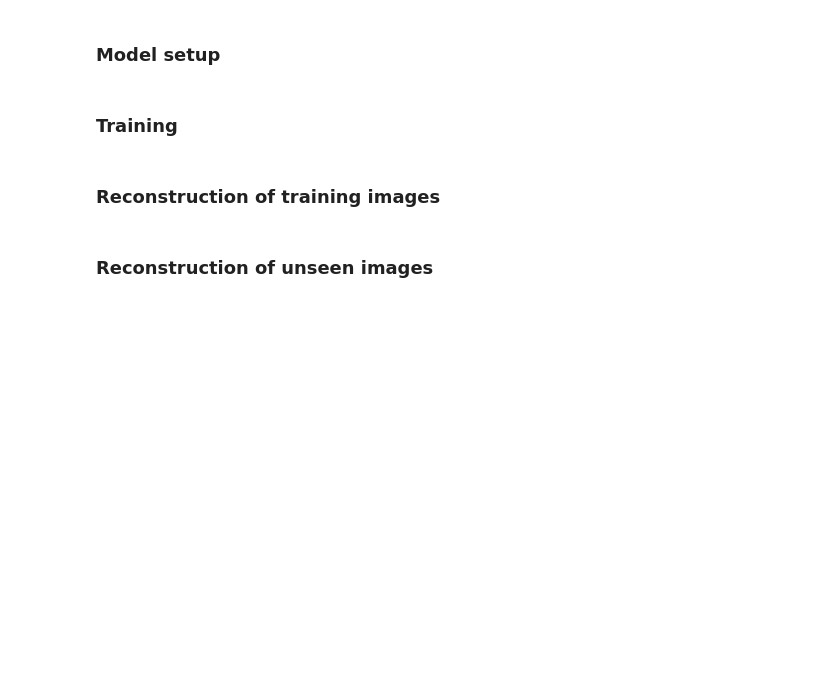
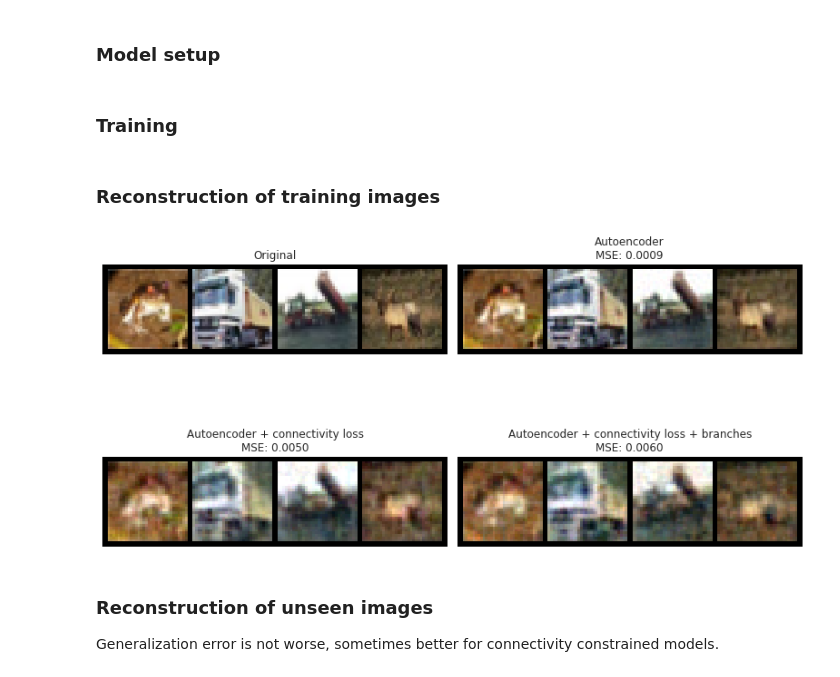
Before and after one commit to sauxpa/connectivity_loss, a Jupyter notebook: cifar_reconstruction.ipynb, the cells around one changed output. Drawn from its saved outputs; the diff is of its cells as text; code cells hidden in the pictures; blank space fills up the shorter version.

```diff
--- a/cifar_reconstruction.ipynb
+++ b/cifar_reconstruction.ipynb
@@ -62,7 +62,7 @@ model_no_penalty = Model(config_layers,
                          connectivity_penalty=0.0,
                         )
 
-model_no_penalty.train(data, n_epochs*10)
+model_no_penalty.train(data, n_epochs)
 torch.save(model_no_penalty.state_dict(), 'cifar10_no_penalty.pt')
 
 model_penalty = Model(config_layers,
@@ -94,28 +94,50 @@ torch.save(model_penalty_branches.state_dict(), 'cifar10_penalty_branches.pt')
 # model_no_penalty.load_state_dict(torch.load('cifar10_no_penalty.pt'))
 # model_penalty.load_state_dict(torch.load('cifar10_penalty.pt'))
 # model_penalty_branches.load_state_dict(torch.load('cifar10_penalty_branches.pt'))
-
-models = [model_no_penalty, model_penalty, model_penalty_branches]
 # %% [markdown]
 ### Reconstruction of training images
-# %%
-fig, axess = plt.subplots(figsize=(12, 5), nrows=3, ncols=2)
-
-for i, axes in enumerate(axess):
-    images = data[:4]
-    model = models[i]
-
-    ax = axes[0]
-    imshow(torchvision.utils.make_grid(images), ax)
-
-    ax = axes[1]
-    images_reconstructed = model.autoencoder(images.to(model.device))
-    imshow(torchvision.utils.make_grid(images_reconstructed), ax)
-
-plt.tight_layout()
-plt.show()
+# %%
+fig, axes = plt.subplots(figsize=(11, 7), nrows=2, ncols=2)
+
+images = data[:4]
+model = models[i]
+
+ax = axes[0, 0]
+imshow(torchvision.utils.make_grid(images), ax)
+ax.set_title('Original')
+ax.axis('off')
+
+ax = axes[0, 1]
+images_reconstructed = model_no_penalty.autoencoder(images.to(model.device))
+err = F.mse_loss(images, images_reconstructed).item()
+imshow(torchvision.utils.make_grid(images_reconstructed), ax)
+ax.set_title('Autoencoder\nMSE: {:.4f}'.format(err))
+ax.axis('off')
+
+ax = axes[1, 0]
+images_reconstructed = model_penalty.autoencoder(images.to(model.device))
+err = F.mse_loss(images, images_reconstructed).item()
+imshow(torchvision.utils.make_grid(images_reconstructed), ax)
+ax.set_title('Autoencoder + connectivity loss\nMSE: {:.4f}'.format(err))
+ax.axis('off')
+
+ax = axes[1, 1]
+images_reconstructed = model_penalty_branches.autoencoder(images.to(model.device))
+err = F.mse_loss(images, images_reconstructed).item()
+imshow(torchvision.utils.make_grid(images_reconstructed), ax)
+ax.set_title('Autoencoder + connectivity loss + branches\nMSE: {:.4f}'.format(err))
+ax.axis('off')
+
+plt.tight_layout()
+plt.show()
+
+fig.savefig('reconstruction_training_images.eps')
+# %% [output]
+[figure, added]
 # %% [markdown]
 ### Reconstruction of unseen images
+
+Generalization error is not worse, sometimes better for connectivity constrained models.
 # %%
 loader = torch.utils.data.DataLoader(cifar, batch_size=4, shuffle=True)
 dataiter = iter(loader)
```
Also changed, not shown: parts of 4 cells of this notebook, 6 other files.
